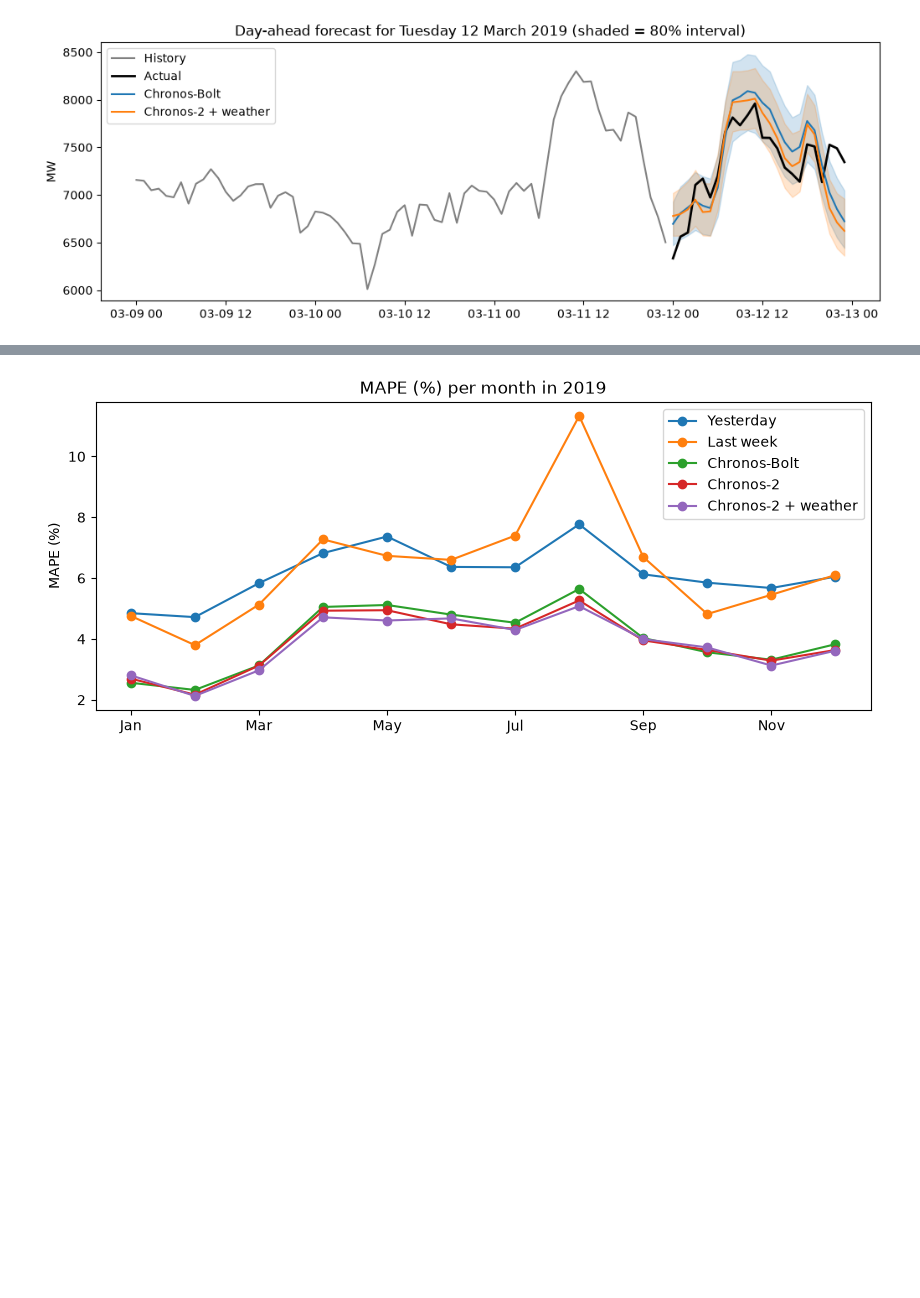
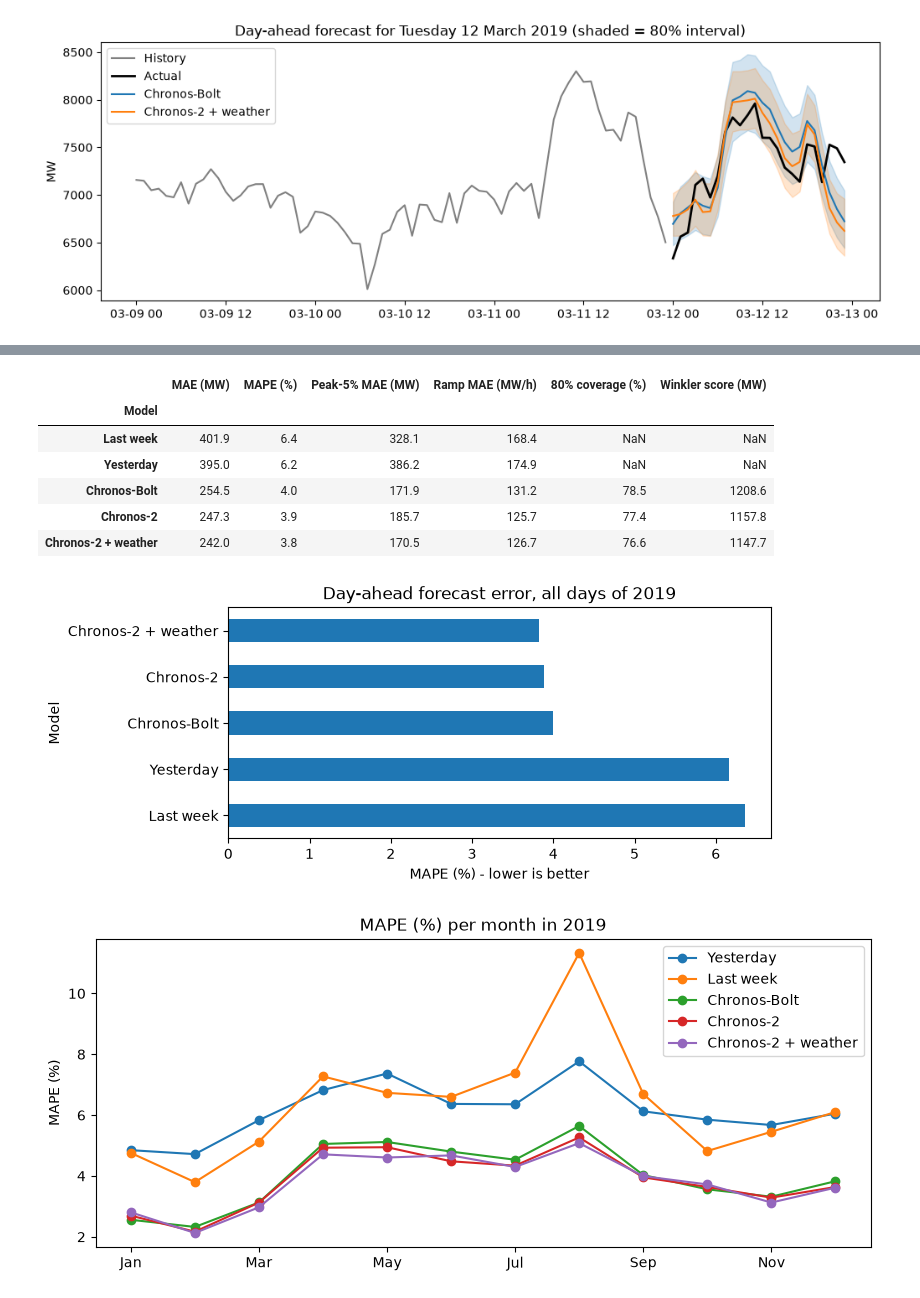
Before and after one commit to BartonChenTW/FM4UES-playground, a Jupyter notebook: module1_timeseries/01_demand_forecasting.ipynb, the cells around one changed output, grey strips where cells are left out. Cells and saved outputs as stored; diff of their text form; code cells hidden in the pictures; blank space fills up the shorter version.

```diff
--- a/module1_timeseries/01_demand_forecasting.ipynb
+++ b/module1_timeseries/01_demand_forecasting.ipynb
@@ -373,17 +425,0 @@ One nice-looking day proves little, so we score all 365 forecasts:
-# %%
-rows = []
-for name, pred in forecasts.items():
-    err = np.abs(pred - actual)
-    row = {"Model": name, "MAE (MW)": err.mean(), "MAPE (%)": 100 * (err / actual).mean()}
-    if name in intervals:
-        lo, hi = intervals[name]
-        row["80% coverage (%)"] = 100 * ((actual >= lo) & (actual <= hi)).mean()
-    rows.append(row)
-
-results = pd.DataFrame(rows).set_index("Model").sort_values("MAE (MW)", ascending=False)
-display(results.round(1))
-
-ax = results["MAPE (%)"].plot.barh(figsize=(7, 3), color="tab:blue")
-ax.set_xlabel("MAPE (%) - lower is better")
-ax.set_title("Day-ahead forecast error, all days of 2019")
-plt.show()
@@ -399,3 +436,36 @@ plt.show()
+# %%
+rows = []
+for name, pred in forecasts.items():
+    row = {
+        "Model": name,
+        "MAE (MW)": mae(actual, pred),
+        "MAPE (%)": mape(actual, pred),
+        "Peak-5% MAE (MW)": peak_hour_mae(actual, pred, top_pct=5.0),
+        "Ramp MAE (MW/h)": ramp_rate_mae(actual, pred),
+    }
+    if name in intervals:
+        lo, hi = intervals[name]
+        row["80% coverage (%)"] = interval_coverage(actual, lo, hi)
+        row["Winkler score (MW)"] = winkler_score(actual, lo, hi, alpha=0.2)
+    profiler.record_metrics(name, {k: v for k, v in row.items() if k != "Model"})
+    rows.append(row)
+
+results = pd.DataFrame(rows).set_index("Model").sort_values("MAE (MW)", ascending=False)
+display(results.round(1))
+
+ax = results["MAPE (%)"].plot.barh(figsize=(7, 3), color="tab:blue")
+ax.set_xlabel("MAPE (%) - lower is better")
+ax.set_title("Day-ahead forecast error, all days of 2019")
+plt.show()
+# %% [output]
+|  | MAE (MW) | MAPE (%) | Peak-5% MAE (MW) | Ramp MAE (MW/h) | 80% coverage (%) | Winkler score (MW) |
+| Model |  |  |  |  |  |  |
+| Last week | 401.9 | 6.4 | 328.1 | 168.4 | NaN | NaN |
+| Yesterday | 395.0 | 6.2 | 386.2 | 174.9 | NaN | NaN |
+| Chronos-Bolt | 254.5 | 4.0 | 171.9 | 131.2 | 78.5 | 1208.6 |
+| Chronos-2 | 247.3 | 3.9 | 185.7 | 125.7 | 77.4 | 1157.8 |
+| Chronos-2 + weather | 242.0 | 3.8 | 170.5 | 126.7 | 76.6 | 1147.7 |
+[figure, added]
 # %%
 # Error by month: where do the models struggle? (look at August: summer holidays)
 monthly = pd.DataFrame(
```
Also changed, not shown: parts of 27 cells of this notebook, 18 other files.
